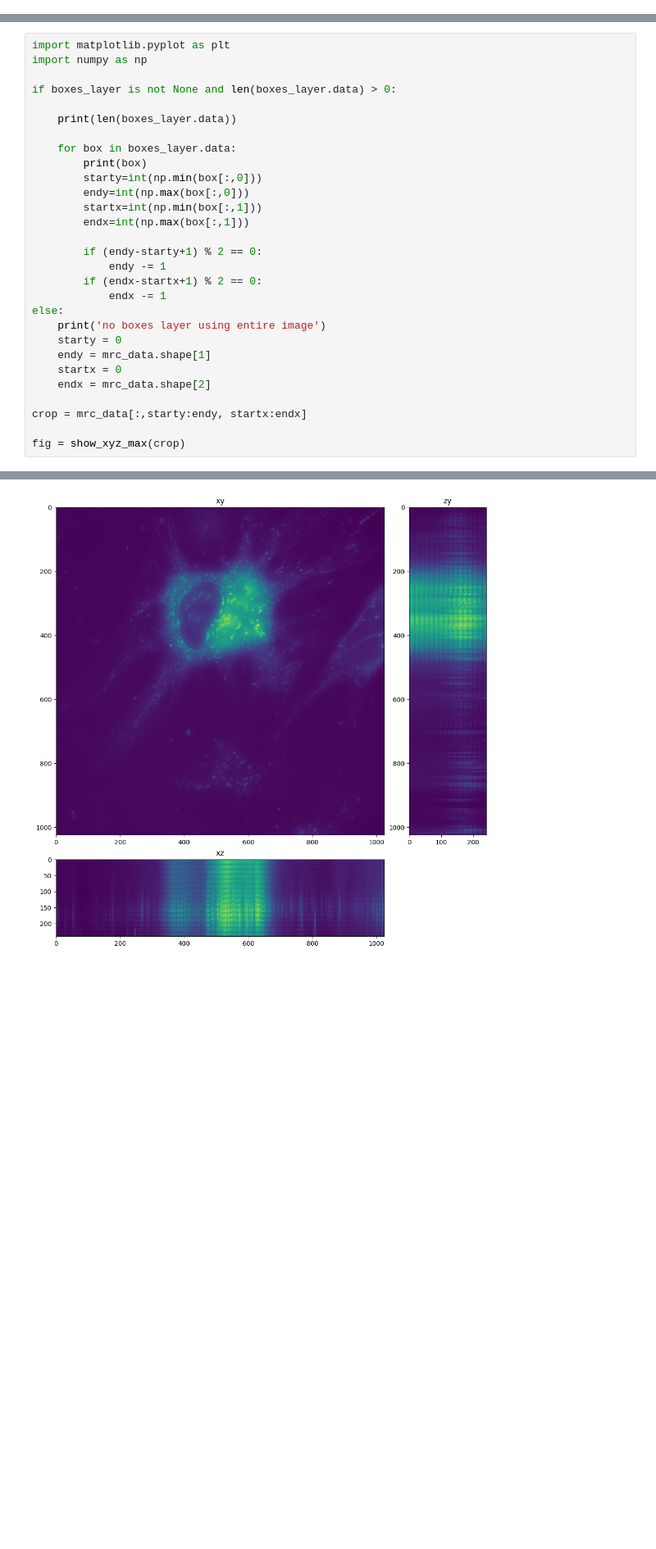
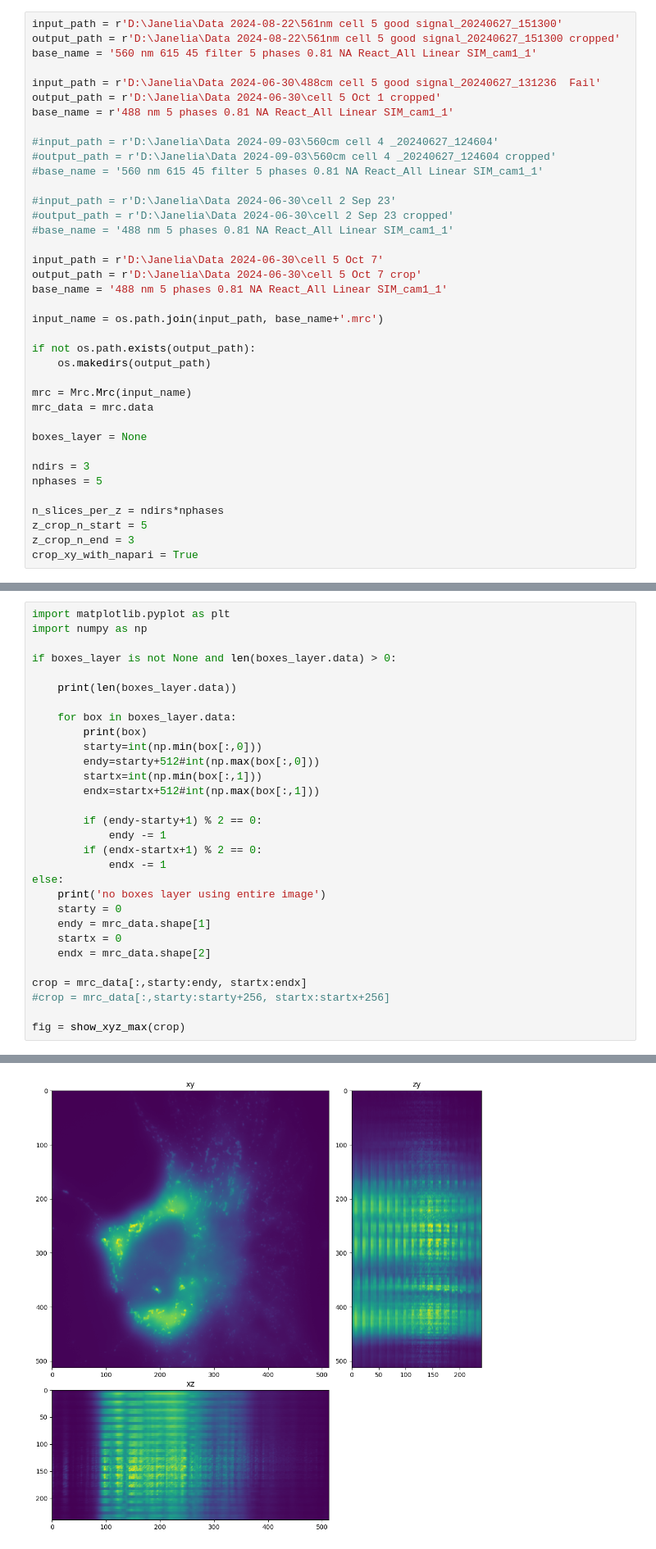
Before and after one commit to True-North-Intelligent-Algorithms/simrecon, a Jupyter notebook: notebooks/processing/crop_mrc.ipynb, the cells around one changed output, grey strips where cells are left out. Shown at 82% size. Saved outputs shown, nothing was run; the diff lists cells and outputs as text; blank space fills up the shorter version.

```diff
--- a/notebooks/processing/crop_mrc.ipynb
+++ b/notebooks/processing/crop_mrc.ipynb
@@ -30,0 +10,38 @@ crop_xy_with_napari = False
+# %%
+input_path = r'D:\Janelia\Data 2024-08-22\561nm cell 5 good signal_20240627_151300'
+output_path = r'D:\Janelia\Data 2024-08-22\561nm cell 5 good signal_20240627_151300 cropped'
+base_name = '560 nm 615 45 filter 5 phases 0.81 NA React_All Linear SIM_cam1_1'
+
+input_path = r'D:\Janelia\Data 2024-06-30\488cm cell 5 good signal_20240627_131236  Fail'
+output_path = r'D:\Janelia\Data 2024-06-30\cell 5 Oct 1 cropped'
+base_name = r'488 nm 5 phases 0.81 NA React_All Linear SIM_cam1_1'
+
+#input_path = r'D:\Janelia\Data 2024-09-03\560cm cell 4 _20240627_124604'
+#output_path = r'D:\Janelia\Data 2024-09-03\560cm cell 4 _20240627_124604 cropped'
+#base_name = '560 nm 615 45 filter 5 phases 0.81 NA React_All Linear SIM_cam1_1'
+
+#input_path = r'D:\Janelia\Data 2024-06-30\cell 2 Sep 23'
+#output_path = r'D:\Janelia\Data 2024-06-30\cell 2 Sep 23 cropped'
+#base_name = '488 nm 5 phases 0.81 NA React_All Linear SIM_cam1_1'
+
+input_path = r'D:\Janelia\Data 2024-06-30\cell 5 Oct 7'
+output_path = r'D:\Janelia\Data 2024-06-30\cell 5 Oct 7 crop'
+base_name = '488 nm 5 phases 0.81 NA React_All Linear SIM_cam1_1'
+
+input_name = os.path.join(input_path, base_name+'.mrc')
+
+if not os.path.exists(output_path):
+    os.makedirs(output_path)
+
+mrc = Mrc.Mrc(input_name)
+mrc_data = mrc.data
+
+boxes_layer = None
+
+ndirs = 3
+nphases = 5
+
+n_slices_per_z = ndirs*nphases
+z_crop_n_start = 5
+z_crop_n_end = 3
+crop_xy_with_napari = True
@@ -53,9 +81,9 @@ if boxes_layer is not None and len(boxes_layer.data) > 0:
     for box in boxes_layer.data:
         print(box)
         starty=int(np.min(box[:,0]))
-        endy=int(np.max(box[:,0]))
+        endy=starty+512#int(np.max(box[:,0]))
         startx=int(np.min(box[:,1]))
-        endx=int(np.max(box[:,1]))
+        endx=startx+512#int(np.max(box[:,1]))
 
         if (endy-starty+1) % 2 == 0:
             endy -= 1
@@ -69,6 +97,7 @@ else:
     endx = mrc_data.shape[2]
 
 crop = mrc_data[:,starty:endy, startx:endx]
+#crop = mrc_data[:,starty:starty+256, startx:startx+256]
 
 fig = show_xyz_max(crop)
 # %% [output]
@@ -76 +109 @@ no boxes layer using entire image
-[figure, old version]
+[figure, new version]
```
Also changed, not shown: parts of 10 cells of this notebook, 1 other file.
